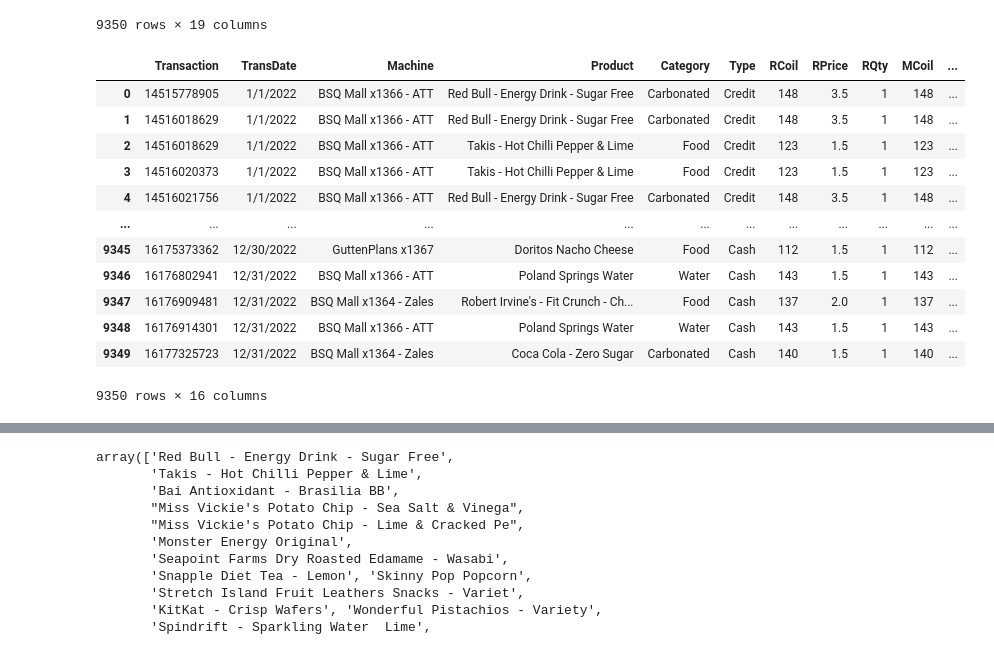
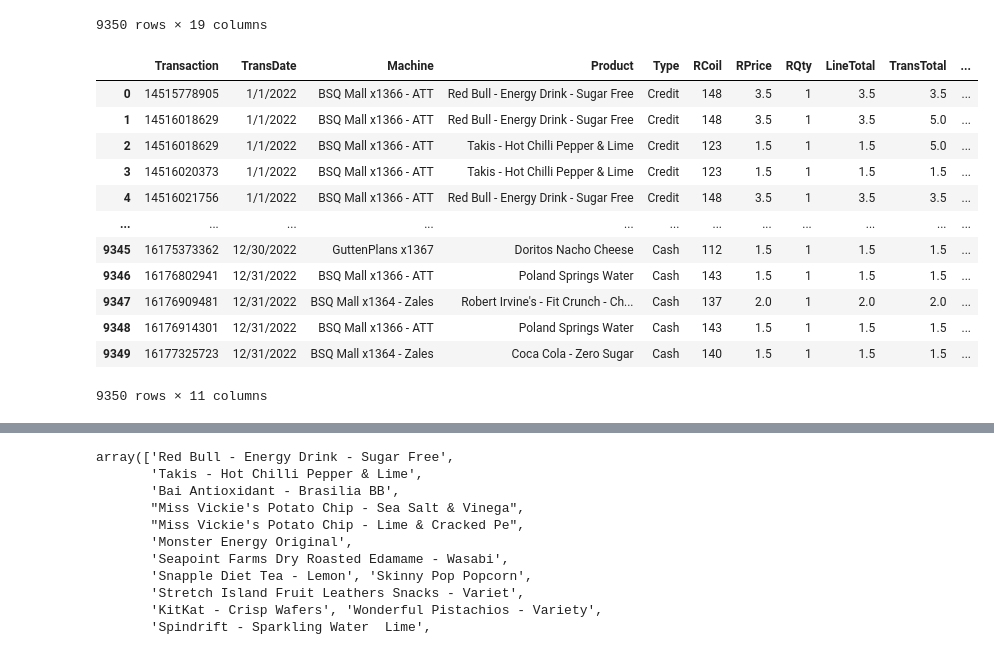
Before and after one commit to tomweinandy/AIinPowerBI, a Jupyter notebook: clean_vending_data.ipynb, the cells around one changed output, grey strips where cells are left out. Drawn from its saved outputs; the diff is of its cells as text; code cells hidden in the pictures.

```diff
--- a/clean_vending_data.ipynb
+++ b/clean_vending_data.ipynb
@@ -28,19 +28,19 @@ df.sort_values('Basket', ascending=False)
 | 9349 | Processed | VJ300205292 | Brunswick Sq Mall | BSQ Mall x1364 - Zales | Coca Cola - Zero Sugar | Carbonated | 16177325723 | 12/31/2022 | Cash | 140 | ... |
 9350 rows × 19 columns
 # %%
-df = df[['Transaction', 'TransDate', 'Machine', 'Product', 'Category', 'Type', 'RCoil', 'RPrice', 'RQty', 'LineTotal', 'TransTotal', 'Prcd Date', 'Basket']]
+df = df[['Transaction', 'TransDate', 'Machine', 'Product', 'Type', 'RCoil', 'RPrice', 'RQty', 'LineTotal', 'TransTotal', 'Basket']]
 df
 # %% [output]
-|  | Transaction | TransDate | Machine | Product | Category | Type | RCoil | RPrice | RQty | MCoil | ... |
-| 0 | 14515778905 | 1/1/2022 | BSQ Mall x1366 - ATT | Red Bull - Energy Drink - Sugar Free | Carbonated | Credit | 148 | 3.5 | 1 | 148 | ... |
-| 1 | 14516018629 | 1/1/2022 | BSQ Mall x1366 - ATT | Red Bull - Energy Drink - Sugar Free | Carbonated | Credit | 148 | 3.5 | 1 | 148 | ... |
-| 2 | 14516018629 | 1/1/2022 | BSQ Mall x1366 - ATT | Takis - Hot Chilli Pepper & Lime | Food | Credit | 123 | 1.5 | 1 | 123 | ... |
-| 3 | 14516020373 | 1/1/2022 | BSQ Mall x1366 - ATT | Takis - Hot Chilli Pepper & Lime | Food | Credit | 123 | 1.5 | 1 | 123 | ... |
-| 4 | 14516021756 | 1/1/2022 | BSQ Mall x1366 - ATT | Red Bull - Energy Drink - Sugar Free | Carbonated | Credit | 148 | 3.5 | 1 | 148 | ... |
+|  | Transaction | TransDate | Machine | Product | Type | RCoil | RPrice | RQty | LineTotal | TransTotal | ... |
+| 0 | 14515778905 | 1/1/2022 | BSQ Mall x1366 - ATT | Red Bull - Energy Drink - Sugar Free | Credit | 148 | 3.5 | 1 | 3.5 | 3.5 | ... |
+| 1 | 14516018629 | 1/1/2022 | BSQ Mall x1366 - ATT | Red Bull - Energy Drink - Sugar Free | Credit | 148 | 3.5 | 1 | 3.5 | 5.0 | ... |
+| 2 | 14516018629 | 1/1/2022 | BSQ Mall x1366 - ATT | Takis - Hot Chilli Pepper & Lime | Credit | 123 | 1.5 | 1 | 1.5 | 5.0 | ... |
+| 3 | 14516020373 | 1/1/2022 | BSQ Mall x1366 - ATT | Takis - Hot Chilli Pepper & Lime | Credit | 123 | 1.5 | 1 | 1.5 | 1.5 | ... |
+| 4 | 14516021756 | 1/1/2022 | BSQ Mall x1366 - ATT | Red Bull - Energy Drink - Sugar Free | Credit | 148 | 3.5 | 1 | 3.5 | 3.5 | ... |
 | ... | ... | ... | ... | ... | ... | ... | ... | ... | ... | ... | ... |
-| 9345 | 16175373362 | 12/30/2022 | GuttenPlans x1367 | Doritos Nacho Cheese | Food | Cash | 112 | 1.5 | 1 | 112 | ... |
-| 9346 | 16176802941 | 12/31/2022 | BSQ Mall x1366 - ATT | Poland Springs Water | Water | Cash | 143 | 1.5 | 1 | 143 | ... |
-| 9347 | 16176909481 | 12/31/2022 | BSQ Mall x1364 - Zales | Robert Irvine's - Fit Crunch - Ch... | Food | Cash | 137 | 2.0 | 1 | 137 | ... |
-| 9348 | 16176914301 | 12/31/2022 | BSQ Mall x1366 - ATT | Poland Springs Water | Water | Cash | 143 | 1.5 | 1 | 143 | ... |
-| 9349 | 16177325723 | 12/31/2022 | BSQ Mall x1364 - Zales | Coca Cola - Zero Sugar | Carbonated | Cash | 140 | 1.5 | 1 | 140 | ... |
+| 9345 | 16175373362 | 12/30/2022 | GuttenPlans x1367 | Doritos Nacho Cheese | Cash | 112 | 1.5 | 1 | 1.5 | 1.5 | ... |
+| 9346 | 16176802941 | 12/31/2022 | BSQ Mall x1366 - ATT | Poland Springs Water | Cash | 143 | 1.5 | 1 | 1.5 | 1.5 | ... |
+| 9347 | 16176909481 | 12/31/2022 | BSQ Mall x1364 - Zales | Robert Irvine's - Fit Crunch - Ch... | Cash | 137 | 2.0 | 1 | 2.0 | 2.0 | ... |
+| 9348 | 16176914301 | 12/31/2022 | BSQ Mall x1366 - ATT | Poland Springs Water | Cash | 143 | 1.5 | 1 | 1.5 | 1.5 | ... |
+| 9349 | 16177325723 | 12/31/2022 | BSQ Mall x1364 - Zales | Coca Cola - Zero Sugar | Cash | 140 | 1.5 | 1 | 1.5 | 1.5 | ... |
-9350 rows × 16 columns
+9350 rows × 11 columns
```
Also changed, not shown: parts of 2 cells of this notebook, 1 other file.
